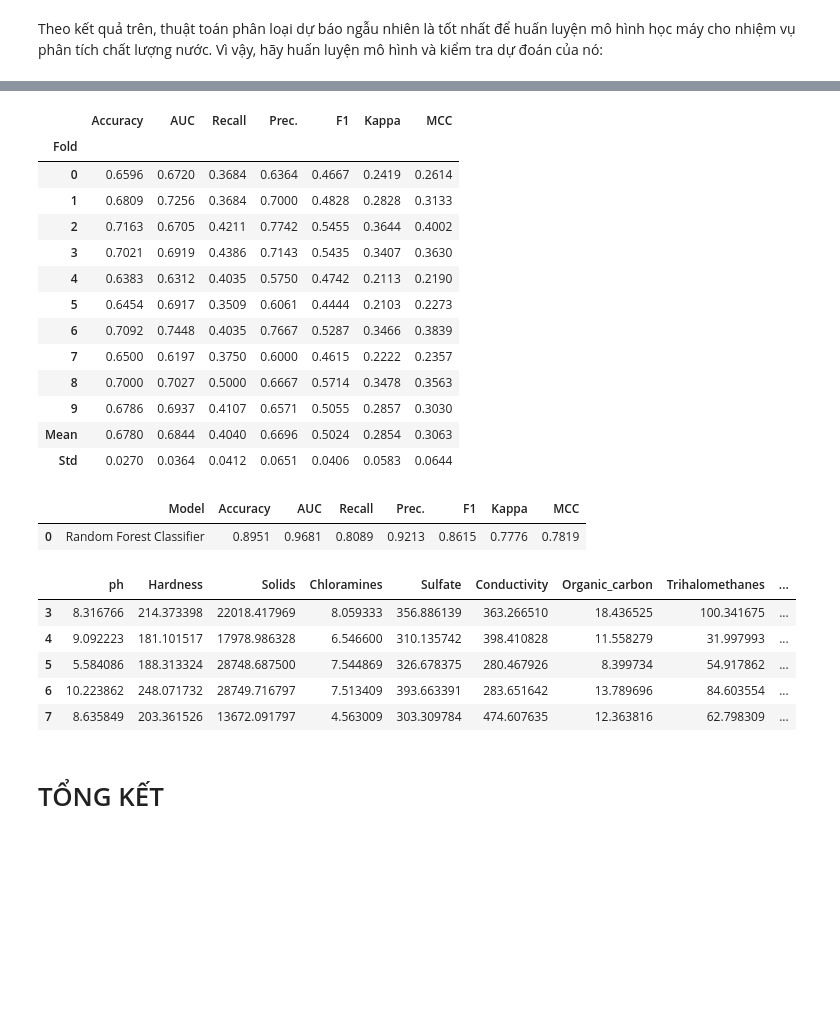
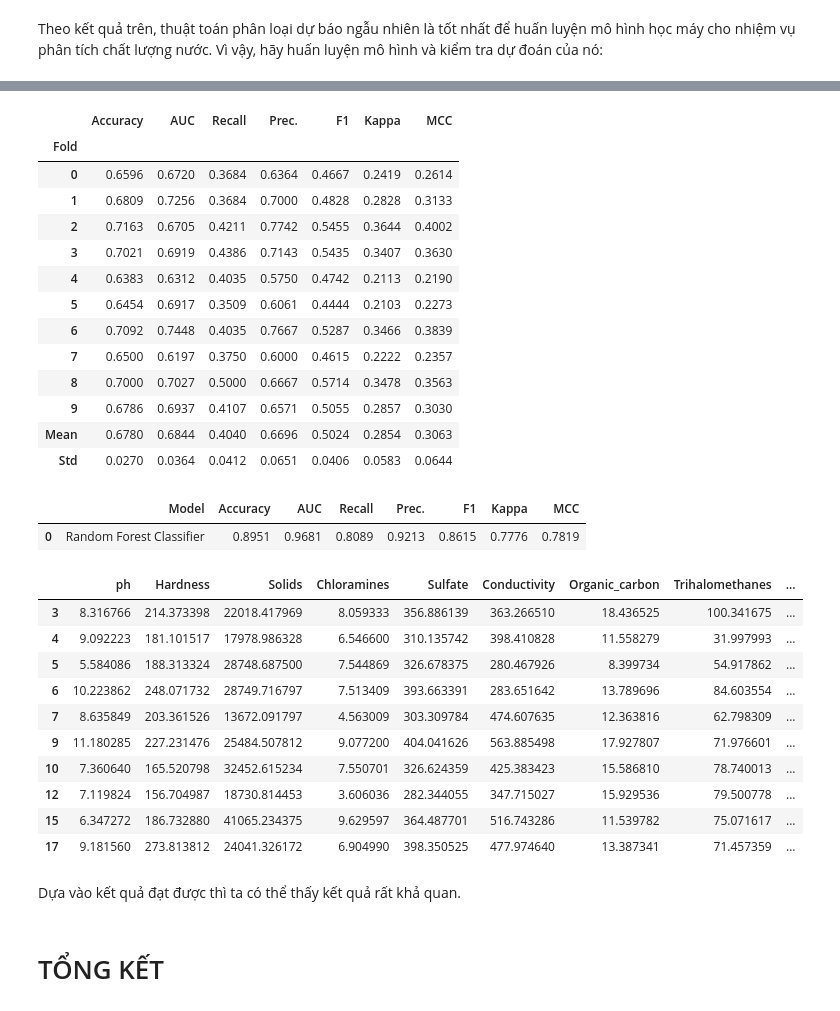
Before and after one commit to KacVu4-8/water_potability, a Jupyter notebook: water_potabitily.ipynb, the cells around one changed output, grey strips where cells are left out. Cells and saved outputs as stored; diff of their text form; code cells hidden in the pictures; blank space fills up the shorter version.

```diff
--- a/water_potabitily.ipynb
+++ b/water_potabitily.ipynb
@@ -251,31 +251,38 @@ Theo kết quả trên, thuật toán phân loại dự báo ngẫu nhiên là t
 # %%
 model = create_model("rf")
 predict = predict_model(model, data=data)
-predict.head()
+predict.head(10)
 # %% [output]
 [interactive output not drawn]
 |  | Accuracy | AUC | Recall | Prec. | F1 | Kappa | MCC |
 | Fold |  |  |  |  |  |  |  |
 | 0 | 0.6596 | 0.6720 | 0.3684 | 0.6364 | 0.4667 | 0.2419 | 0.2614 |
 | 1 | 0.6809 | 0.7256 | 0.3684 | 0.7000 | 0.4828 | 0.2828 | 0.3133 |
 | 2 | 0.7163 | 0.6705 | 0.4211 | 0.7742 | 0.5455 | 0.3644 | 0.4002 |
 | 3 | 0.7021 | 0.6919 | 0.4386 | 0.7143 | 0.5435 | 0.3407 | 0.3630 |
 | 4 | 0.6383 | 0.6312 | 0.4035 | 0.5750 | 0.4742 | 0.2113 | 0.2190 |
 | 5 | 0.6454 | 0.6917 | 0.3509 | 0.6061 | 0.4444 | 0.2103 | 0.2273 |
 | 6 | 0.7092 | 0.7448 | 0.4035 | 0.7667 | 0.5287 | 0.3466 | 0.3839 |
 | 7 | 0.6500 | 0.6197 | 0.3750 | 0.6000 | 0.4615 | 0.2222 | 0.2357 |
 | 8 | 0.7000 | 0.7027 | 0.5000 | 0.6667 | 0.5714 | 0.3478 | 0.3563 |
 | 9 | 0.6786 | 0.6937 | 0.4107 | 0.6571 | 0.5055 | 0.2857 | 0.3030 |
 | Mean | 0.6780 | 0.6844 | 0.4040 | 0.6696 | 0.5024 | 0.2854 | 0.3063 |
 | Std | 0.0270 | 0.0364 | 0.0412 | 0.0651 | 0.0406 | 0.0583 | 0.0644 |
 |  | Model | Accuracy | AUC | Recall | Prec. | F1 | Kappa | MCC |
 | 0 | Random Forest Classifier | 0.8951 | 0.9681 | 0.8089 | 0.9213 | 0.8615 | 0.7776 | 0.7819 |
 |  | ph | Hardness | Solids | Chloramines | Sulfate | Conductivity | Organic_carbon | Trihalomethanes | ... |
 | 3 | 8.316766 | 214.373398 | 22018.417969 | 8.059333 | 356.886139 | 363.266510 | 18.436525 | 100.341675 | ... |
 | 4 | 9.092223 | 181.101517 | 17978.986328 | 6.546600 | 310.135742 | 398.410828 | 11.558279 | 31.997993 | ... |
 | 5 | 5.584086 | 188.313324 | 28748.687500 | 7.544869 | 326.678375 | 280.467926 | 8.399734 | 54.917862 | ... |
 | 6 | 10.223862 | 248.071732 | 28749.716797 | 7.513409 | 393.663391 | 283.651642 | 13.789696 | 84.603554 | ... |
 | 7 | 8.635849 | 203.361526 | 13672.091797 | 4.563009 | 303.309784 | 474.607635 | 12.363816 | 62.798309 | ... |
+| 9 | 11.180285 | 227.231476 | 25484.507812 | 9.077200 | 404.041626 | 563.885498 | 17.927807 | 71.976601 | ... |
+| 10 | 7.360640 | 165.520798 | 32452.615234 | 7.550701 | 326.624359 | 425.383423 | 15.586810 | 78.740013 | ... |
+| 12 | 7.119824 | 156.704987 | 18730.814453 | 3.606036 | 282.344055 | 347.715027 | 15.929536 | 79.500778 | ... |
+| 15 | 6.347272 | 186.732880 | 41065.234375 | 9.629597 | 364.487701 | 516.743286 | 11.539782 | 75.071617 | ... |
+| 17 | 9.181560 | 273.813812 | 24041.326172 | 6.904990 | 398.350525 | 477.974640 | 13.387341 | 71.457359 | ... |
+# %% [markdown]
+Dựa vào kết quả đạt được thì ta có thể thấy kết quả rất khả quan.
 # %% [markdown]
 # TỔNG KẾT
 # %% [markdown]
```
